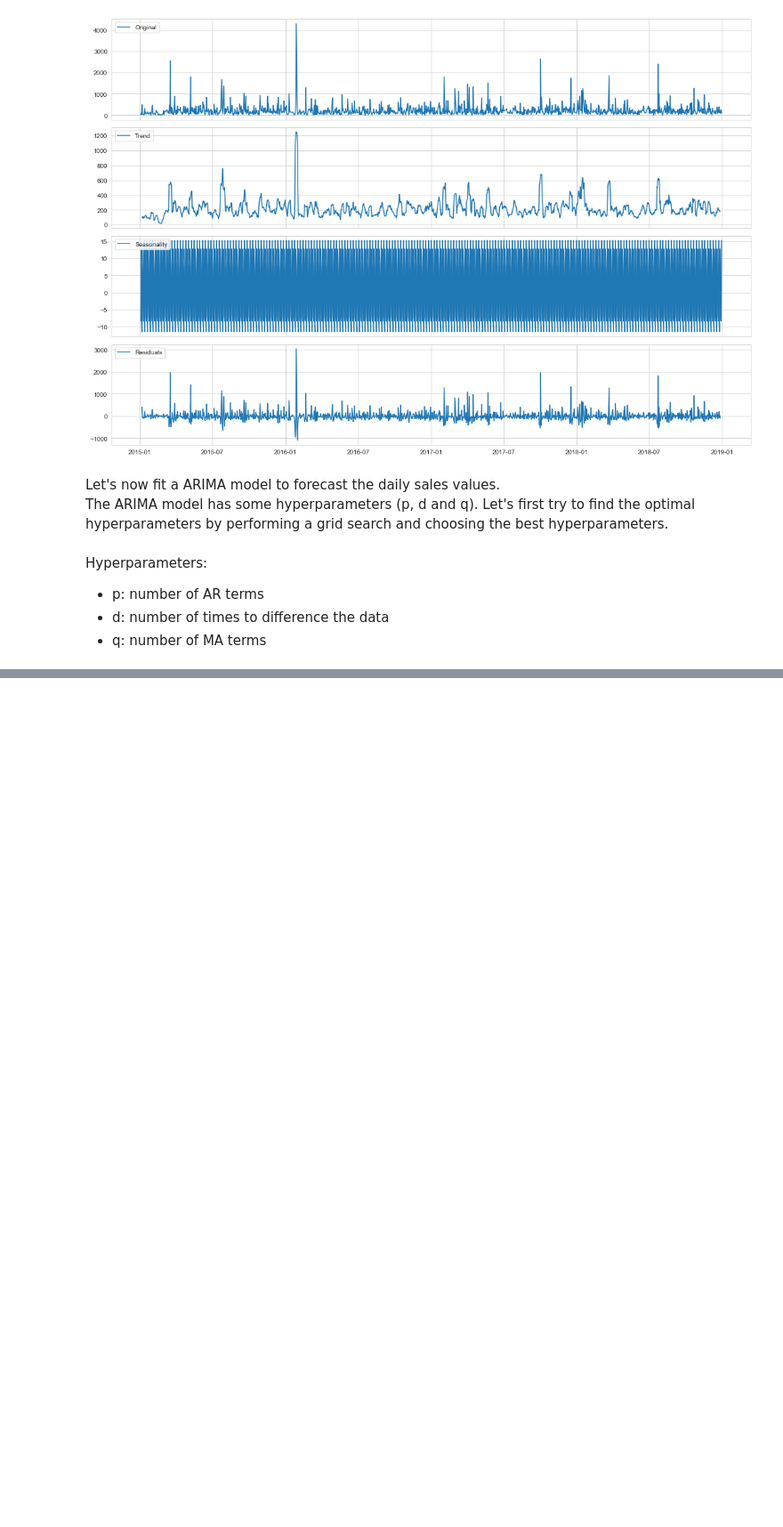
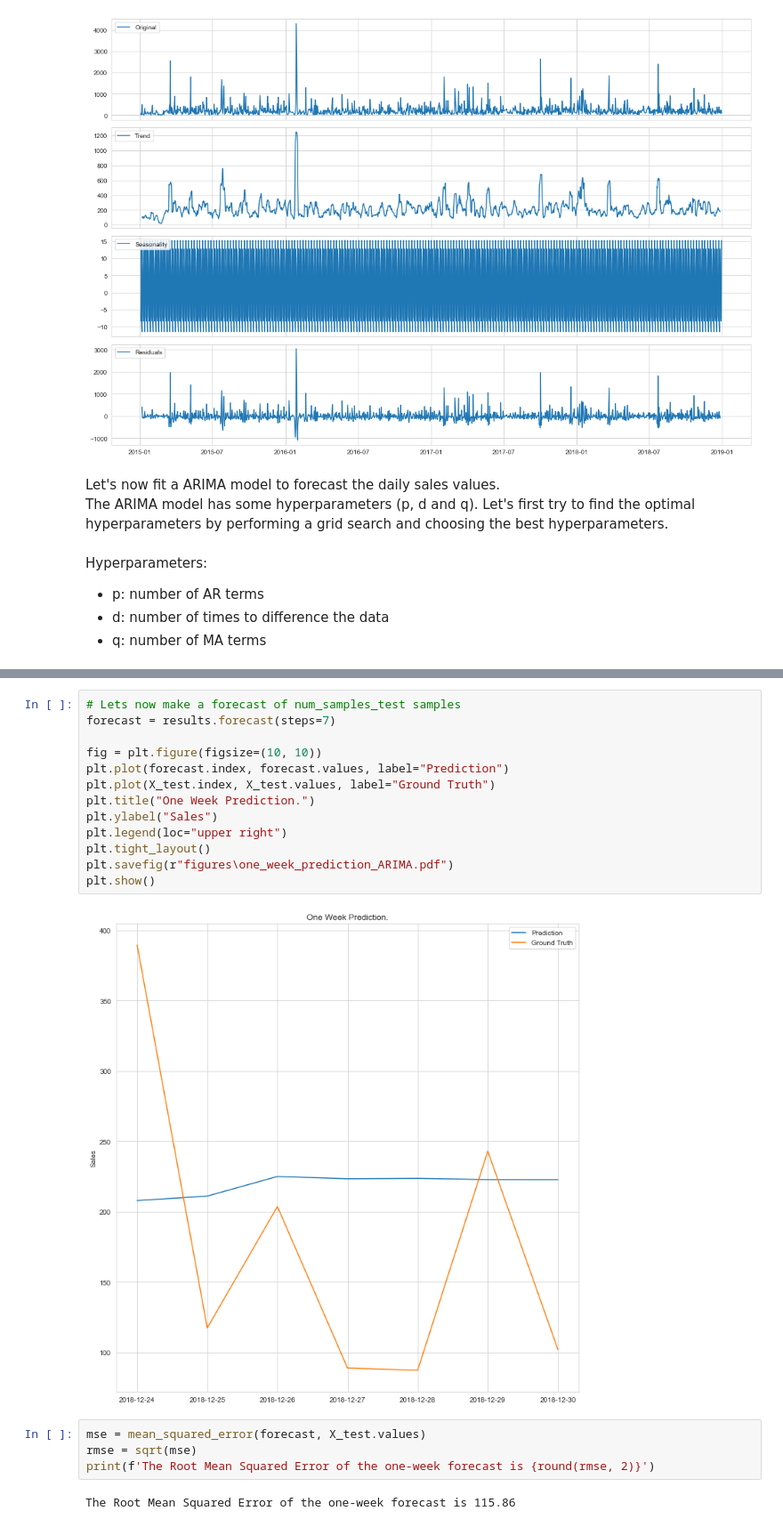
Before and after one commit to patrickbrus/IBM_Machine_Learning_Professional, a Jupyter notebook: Time_Series/Time_Series_Analysis.ipynb, the cells around one changed output, grey strips where cells are left out. Shown at 89% size. Cells and saved outputs as stored; diff of their text form; blank space fills up the shorter version.

```diff
--- a/Time_Series/Time_Series_Analysis.ipynb
+++ b/Time_Series/Time_Series_Analysis.ipynb
@@ -246,0 +290,21 @@ sigma2      6.853e+04    725.469     94.470      0.000    6.71e+04       7e+04
+# %%
+# Lets now make a forecast of num_samples_test samples
+forecast = results.forecast(steps=7)
+
+fig = plt.figure(figsize=(10, 10))
+plt.plot(forecast.index, forecast.values, label="Prediction")
+plt.plot(X_test.index, X_test.values, label="Ground Truth")
+plt.title("One Week Prediction.")
+plt.ylabel("Sales")
+plt.legend(loc="upper right")
+plt.tight_layout()
+plt.savefig(r"figures\one_week_prediction_ARIMA.pdf")
+plt.show()
+# %% [output]
+[figure, added]
+# %%
+mse = mean_squared_error(forecast, X_test.values)
+rmse = sqrt(mse)
+print(f'The Root Mean Squared Error of the one-week forecast is {round(rmse, 2)}')
+# %% [output]
+The Root Mean Squared Error of the one-week forecast is 115.86
```
Also changed, not shown: parts of 24 cells of this notebook, 9 other files.
